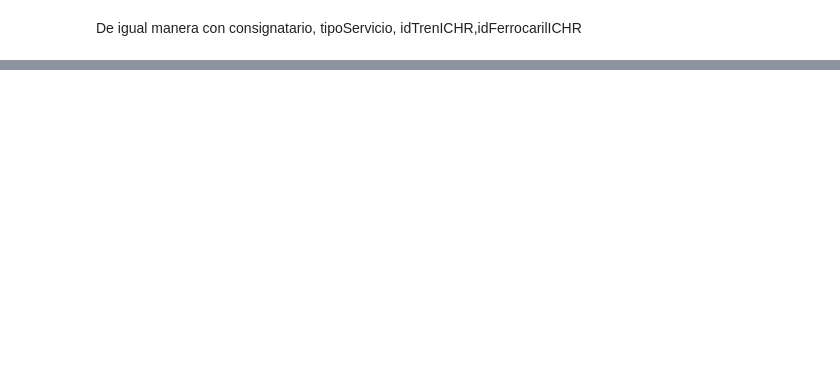
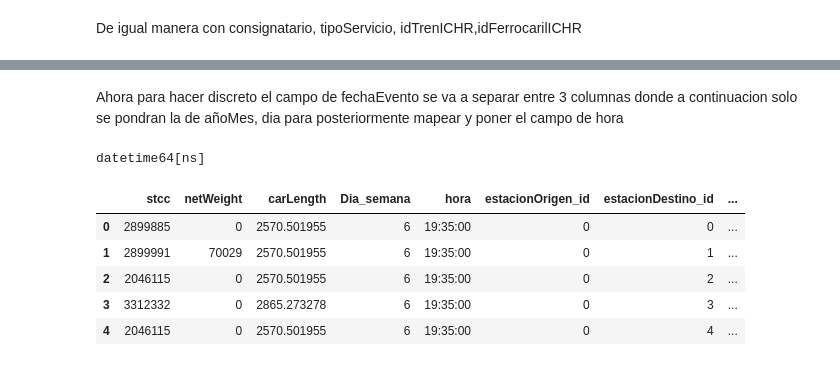
Before and after one commit to BrunoFerrovalle/Modelo_Llegadas, a Jupyter notebook: Modelo.ipynb, the cells around one changed output, grey strips where cells are left out. Saved outputs shown, nothing was run; the diff lists cells and outputs as text; code cells hidden in the pictures; blank space fills up the shorter version.

```diff
--- a/Modelo.ipynb
+++ b/Modelo.ipynb
@@ -206,0 +215,25 @@ merged_df.head()
+# %% [markdown]
+Ahora para hacer discreto el campo de fechaEvento se va a separar entre 3 columnas donde a continuacion solo se pondran la de añoMes, dia para posteriormente mapear y poner el campo de hora
+# %%
+print(merged_df['fechaEvento'].dtypes)
+# Extraer el año, mes y día
+merged_df['año'] = merged_df['fechaEvento'].dt.year
+merged_df['mes'] = merged_df['fechaEvento'].dt.month
+merged_df['día'] = merged_df['fechaEvento'].dt.day
+
+# Crear un nuevo campo 'añomes' concatenando el año y el mes
+merged_df['añoMes'] = (merged_df['año'] * 100 + merged_df['mes']).astype(int)
+
+# Eliminar las columnas temporales de año y mes si no se necesitan
+merged_df.drop(columns=['año', 'mes',"fechaEvento"], inplace=True)
+
+# Mostrar las primeras filas del DataFrame actualizado
+merged_df.head()
+# %% [output]
+datetime64[ns]
+|  | stcc | netWeight | carLength | Dia_semana | hora | estacionOrigen_id | estacionDestino_id | ... |
+| 0 | 2899885 | 0 | 2570.501955 | 6 | 19:35:00 | 0 | 0 | ... |
+| 1 | 2899991 | 70029 | 2570.501955 | 6 | 19:35:00 | 0 | 1 | ... |
+| 2 | 2046115 | 0 | 2570.501955 | 6 | 19:35:00 | 0 | 2 | ... |
+| 3 | 3312332 | 0 | 2865.273278 | 6 | 19:35:00 | 0 | 3 | ... |
+| 4 | 2046115 | 0 | 2570.501955 | 6 | 19:35:00 | 0 | 4 | ... |
```
Also changed, not shown: parts of 5 cells of this notebook.
